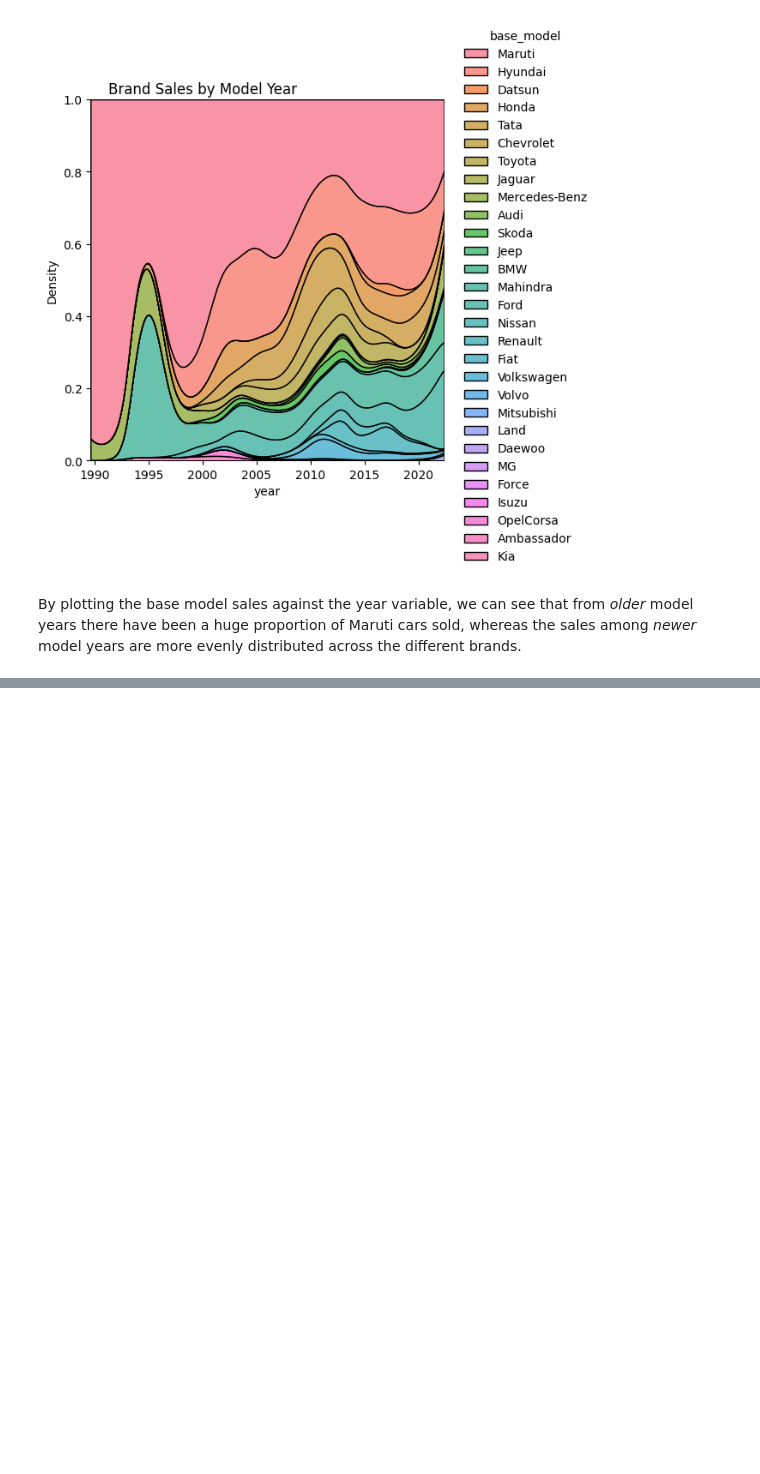
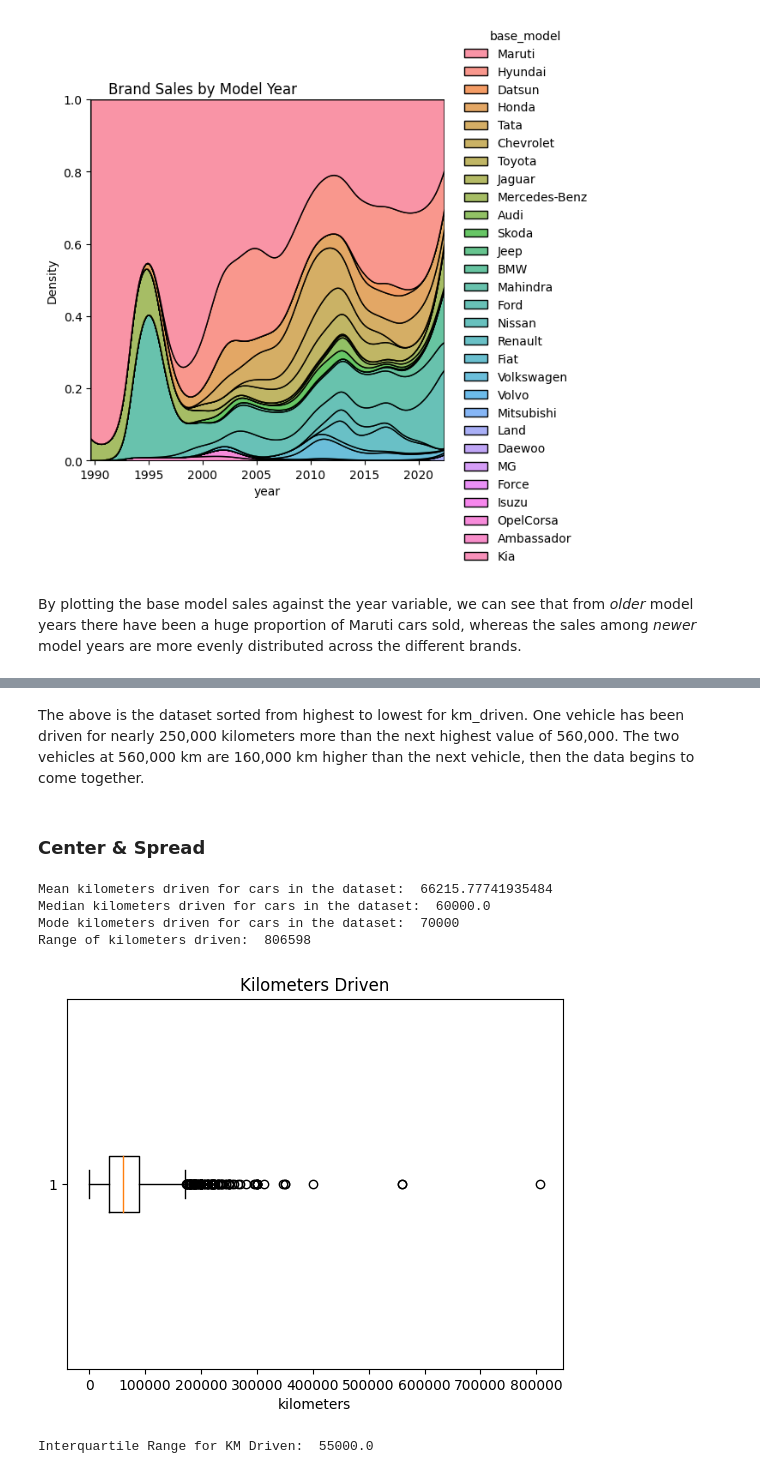
Before and after one commit to leoflewis/631-project-2, a Jupyter notebook: Project-Notebook.ipynb, the cells around one changed output, grey strips where cells are left out. Drawn from its saved outputs; the diff is of its cells as text; code cells hidden in the pictures; blank space fills up the shorter version.

Commit message:
km driven work

```diff
--- a/Project-Notebook.ipynb
+++ b/Project-Notebook.ipynb
@@ -273,0 +293,2 @@ By plotting the base model sales against the year variable, we can see that from
+# %% [markdown]
+The above is the dataset sorted from highest to lowest for km_driven. One vehicle has been driven for nearly 250,000 kilometers more than the next highest value of 560,000. The two vehicles at 560,000 km are 160,000 km higher than the next vehicle, then the data begins to come together.
@@ -273,0 +297,25 @@ By plotting the base model sales against the year variable, we can see that from
+# %% [markdown]
+### Center & Spread
+# %%
+print("Mean kilometers driven for cars in the dataset: ", df.km_driven.mean())
+print("Median kilometers driven for cars in the dataset: ", df.km_driven.median())
+print("Mode kilometers driven for cars in the dataset: ", df.km_driven.mode()[0])
+print("Range of kilometers driven: ", df.km_driven.max() - df.km_driven.min())
+# %% [output]
+Mean kilometers driven for cars in the dataset:  66215.77741935484
+Median kilometers driven for cars in the dataset:  60000.0
+Mode kilometers driven for cars in the dataset:  70000
+Range of kilometers driven:  806598
+# %%
+plt.boxplot(df.km_driven, vert=0)
+_ = plt.title("Kilometers Driven")
+_ = plt.xlabel("kilometers")
+# %% [output]
+[figure, added]
+# %%
+Q3 = np.quantile(df.km_driven, 0.75)
+Q1 = np.quantile(df.km_driven, 0.25)
+IQR = Q3 - Q1
+print("Interquartile Range for KM Driven: ", IQR)
+# %% [output]
+Interquartile Range for KM Driven:  55000.0
```
Also changed, not shown: parts of 11 cells of this notebook.
